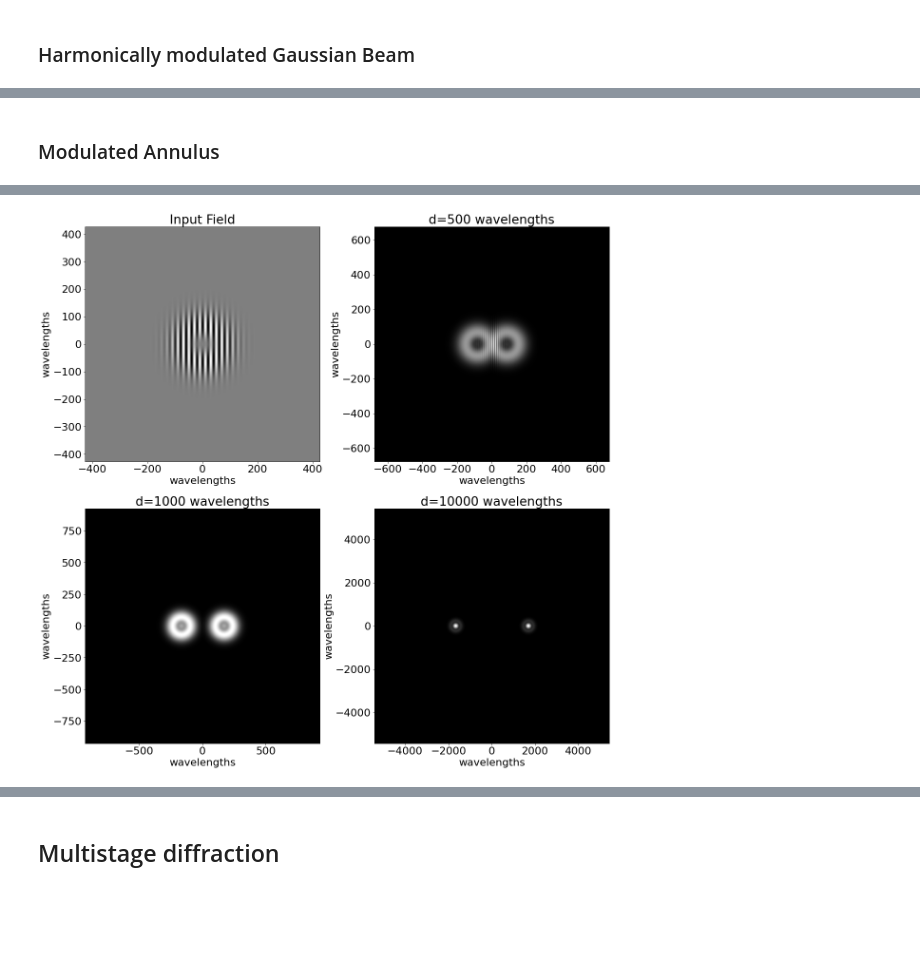
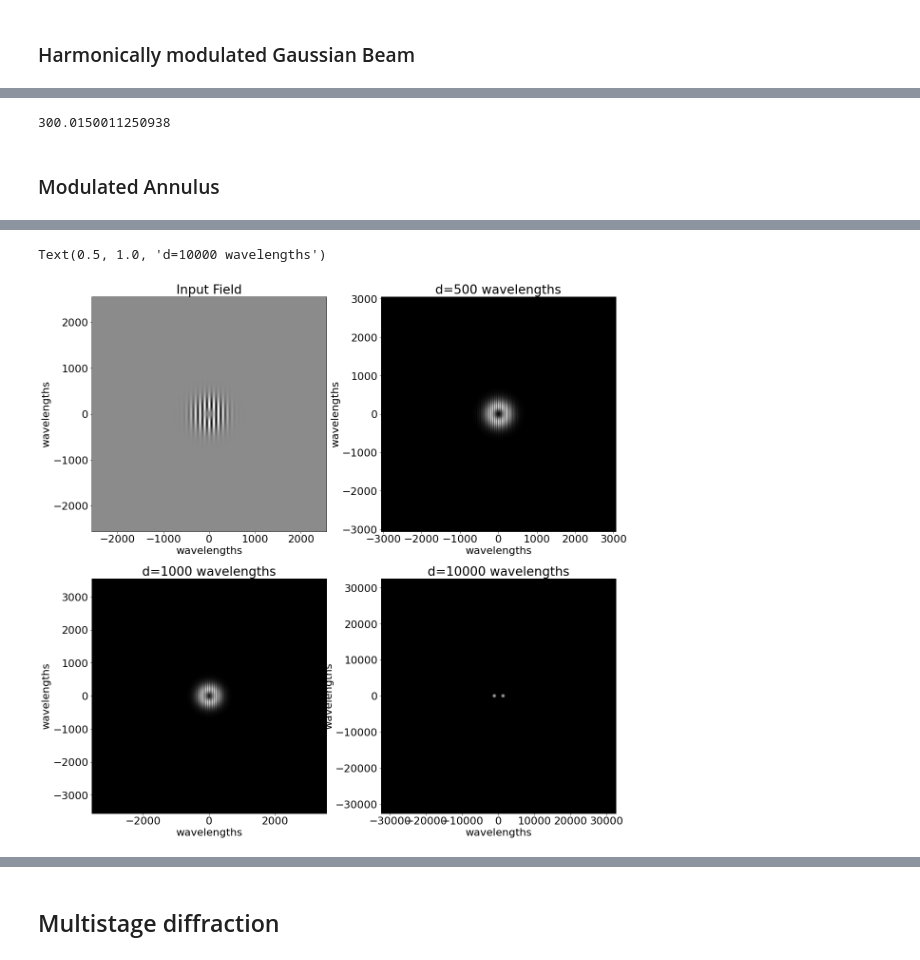
Before and after one commit to djbradyAtOpticalSciencesArizona/computationalImaging, a Jupyter notebook: waves/numericalDiffraction.ipynb, the cells around one changed output, grey strips where cells are left out. Saved outputs shown, nothing was run; the diff lists cells and outputs as text; code cells hidden in the pictures; blank space fills up the shorter version.

```diff
--- a/waves/numericalDiffraction.ipynb
+++ b/waves/numericalDiffraction.ipynb
@@ -47,7 +56,7 @@ def g(f,d,lam):
   inF[np.int(inF.shape[0]/2-f.shape[0]/2):np.int(inF.shape[0]/2+f.shape[0]/2),np.int(inF.shape[0]/2-f.shape[0]/2):np.int(inF.shape[0]/2+f.shape[0]/2)]=f
   urange=np.linspace(-lam/2,lam/2,inF.shape[0])
   u,v = np.meshgrid(urange,urange)
-  g=np.fft.ifft2(np.fft.fft2(inF)*np.fft.fftshift(np.exp(1j *2* np.pi *(d/lam)*np.sqrt( 1 - u**2 - v**2))))
+  g=np.fft.ifft2(np.fft.fft2(inF)*np.fft.fftshift(np.exp(1j *2* np.pi *(d)*np.sqrt( 1 - u**2 - v**2))))
   return g
 # %% [markdown]
 ### rectancular object
@@ -115,12 +124,17 @@ Text(0, 0.5, 'wavelengths')
+# %%
+30000*np.tan(np.arcsin(1/100))
+# %% [output]
+300.0150011250938
 # %% [markdown]
 ### Modulated Annulus
 # %%
 N=256
-lam=.3
-xrange=N/(lam*2)
+lam=.1
+xrange=N/(lam)
+wo=300
 xp=np.linspace(-xrange,xrange,N)
 x,y = np.meshgrid(xp,xp)
-f=np.cos(.1*np.pi*x)*(np.exp(-(x**2+y**2)/4000)-np.exp(-(x**2+y**2)/5000))
+f=np.cos(2*np.pi*x/100)*(np.exp(-(x**2+y**2)/wo**2)-np.exp(-4*(x**2+y**2)/wo**2))
 plt.subplot(2,2,1)
 plt.imshow(f,extent=[-xrange,xrange,-xrange,xrange],cmap='gray', aspect='equal')
 plt.xlabel('wavelengths')
@@ -128,28 +142,28 @@ plt.ylabel('wavelengths')
 plt.title('Input Field')
 plt.subplot(2,2,2)
 d=500
-q=g(f,d,.3)
-xrange=q.shape[0]/(lam*2)
+q=g(f,d,lam)
+xrange=q.shape[0]/(lam)
 plt.imshow(np.abs(q),extent=[-xrange,xrange,-xrange,xrange],cmap='gray', aspect='equal')
 plt.xlabel('wavelengths')
 plt.ylabel('wavelengths')
 plt.title('d=500 wavelengths')
 plt.subplot(2,2,3)
 d=1000
-q=g(f,d,.3)
-xrange=q.shape[0]/(lam*2)
+q=g(f,d,lam)
+xrange=q.shape[0]/(lam)
 plt.imshow(np.abs(q),extent=[-xrange,xrange,-xrange,xrange],cmap='gray', aspect='equal')
 plt.xlabel('wavelengths')
 plt.ylabel('wavelengths')
 plt.title('d=1000 wavelengths')
 plt.subplot(2,2,4)
-d=10000
-q=g(f,d,.3)
-xrange=q.shape[0]/(lam*2)
+d=30000
+q=g(f,d,lam)
+xrange=q.shape[0]/(lam)
 plt.imshow(np.abs(q),extent=[-xrange,xrange,-xrange,xrange],cmap='gray', aspect='equal')
 plt.xlabel('wavelengths')
 plt.ylabel('wavelengths')
 plt.title('d=10000 wavelengths')
-plt.savefig('annulus.pdf')
-files.download('annulus.pdf')
+#plt.savefig('annulus.pdf')
+#files.download('annulus.pdf')
 # %% [output]
@@ -158 +170,2 @@ files.download('annulus.pdf')
+Text(0.5, 1.0, 'd=10000 wavelengths')
-[figure, old version]
+[figure, new version]
```
Also changed, not shown: parts of 8 cells of this notebook.
